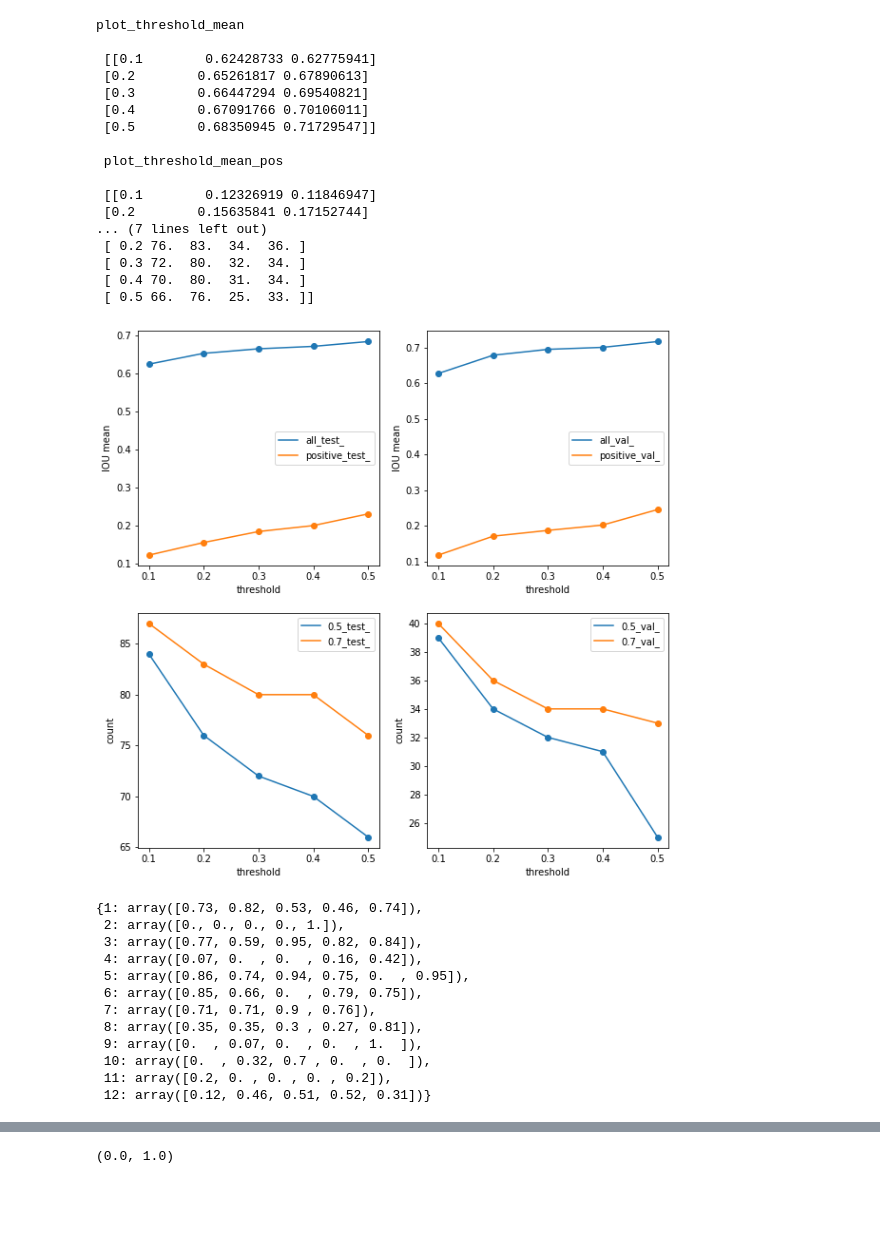
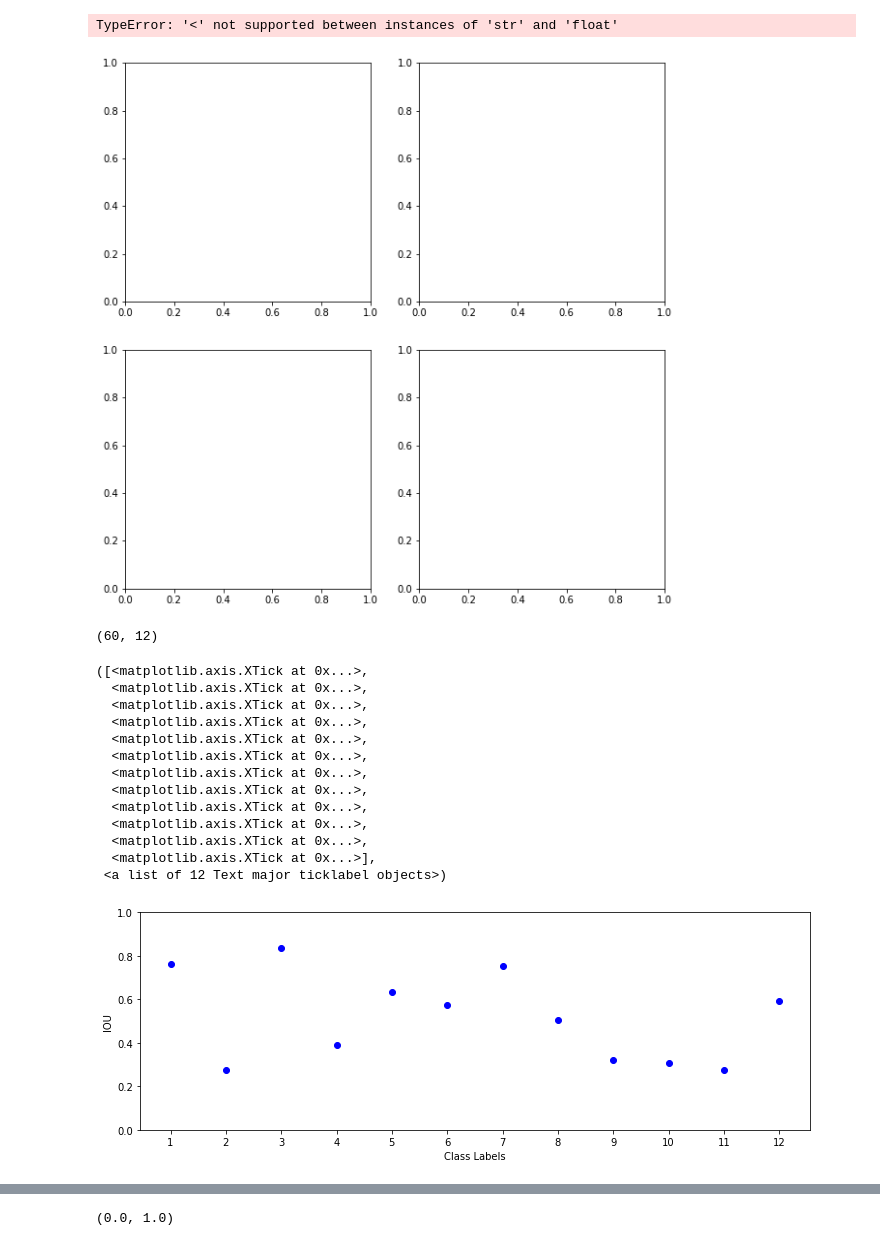
Before and after one commit to vaishnavJa/Multi_Label_optical_Segmentation, a Jupyter notebook: result_analysis.ipynb, the cells around one changed output, grey strips where cells are left out. Saved outputs shown, nothing was run; the diff lists cells and outputs as text; code cells hidden in the pictures; blank space fills up the shorter version.

```diff
--- a/result_analysis.ipynb
+++ b/result_analysis.ipynb
@@ -53,8 +23,8 @@ result_parent_path = '/home/woody/iwfa/iwfa024h/results/PA_M/'
 # %%
 fig,(ax1,ax2) = plt.subplots(2,2,figsize=(10,10))
 
-thresholds = [0.1,0.2,0.3,0.4,0.5]
-# thresholds = [0.5]
+# thresholds = [0.1,0.2,0.3,0.4,0.5,0.6,0.7]
+# thresholds = [0.1]
 test_value = ''
 
 plot_threshold_mean = []
@@ -65,7 +35,7 @@ plot_label_count = []
 i=0
 for thresh in thresholds:
 
-    test_resultcsv_path = os.path.join(result_parent_path,runname,f'TEST_results{thresh*10}.csv').replace("\\",'/')
+    test_resultcsv_path = os.path.join(result_parent_path,runname,f'TRAIN_results{thresh*10}.csv').replace("\\",'/')
     val_resultcsv_path = os.path.join(result_parent_path,runname,f'VAL_results{thresh*10}.csv').replace("\\",'/')
 
 
@@ -169,24 +139,8 @@ for c in [0,1]:
 #     ax2[c].set_ylim(0,204)
 plt.savefig('result.jpg')
 # %% [output]
-plot_threshold_mean
-
- [[0.1        0.62428733 0.62775941]
- [0.2        0.65261817 0.67890613]
- [0.3        0.66447294 0.69540821]
- [0.4        0.67091766 0.70106011]
- [0.5        0.68350945 0.71729547]]
-
- plot_threshold_mean_pos
-
- [[0.1        0.12326919 0.11846947]
- [0.2        0.15635841 0.17152744]
-... (7 lines left out)
- [ 0.2 76.  83.  34.  36. ]
- [ 0.3 72.  80.  32.  34. ]
- [ 0.4 70.  80.  31.  34. ]
- [ 0.5 66.  76.  25.  33. ]]
+TypeError: '<' not supported between instances of 'str' and 'float'
-[figure, old version]
+[figure, new version]
 # %%
 runname = 'FS280_NO_WEGLOSS'
 testname = ''
@@ -202,9 +156,17 @@ val_df_result = pd.read_csv(val_resultcsv_path)
 # %%
 ious = val_df_result.IOU.apply(lambda x: [float(i) for i in x.split(',')] )
 ground_truth = val_df_result.ground_truth.apply(lambda x: [float(i) for i in x.split(',')] )
+# %%
+ious_neg = val_df_result[:60].IOU.apply(lambda x: [float(i) for i in x.split(',')] )
 # %%
 ious = np.concatenate([np.atleast_2d(a) for a in np.array(ious)],axis=0)
+ious_neg = np.concatenate([np.atleast_2d(a) for a in np.array(ious_neg)],axis=0)
 ground_truth = np.concatenate([np.atleast_2d(a) for a in np.array(ground_truth)],axis=0)
 # %%
 counts = dict.fromkeys(np.arange(1,13,dtype = int),[])
+counts_neg = dict.fromkeys(np.arange(1,13,dtype = int),[])
+# %%
+ious_neg.shape
+# %% [output]
+(60, 12)
 # %%
@@ -214,18 +177,28 @@ for i in range(1,13):
-# %%
-counts
-# %% [output]
-{1: array([0.73, 0.82, 0.53, 0.46, 0.74]),
- 2: array([0., 0., 0., 0., 1.]),
- 3: array([0.77, 0.59, 0.95, 0.82, 0.84]),
- 4: array([0.07, 0.  , 0.  , 0.16, 0.42]),
- 5: array([0.86, 0.74, 0.94, 0.75, 0.  , 0.95]),
- 6: array([0.85, 0.66, 0.  , 0.79, 0.75]),
- 7: array([0.71, 0.71, 0.9 , 0.76]),
- 8: array([0.35, 0.35, 0.3 , 0.27, 0.81]),
- 9: array([0.  , 0.07, 0.  , 0.  , 1.  ]),
- 10: array([0.  , 0.32, 0.7 , 0.  , 0.  ]),
- 11: array([0.2, 0. , 0. , 0. , 0.2]),
- 12: array([0.12, 0.46, 0.51, 0.52, 0.31])}
+# %%
+plt.figure(figsize=(12,4))
+# plt.scatter(np.arange(1,13),np.mean(ious,0),c = 'red')
+for i in counts.keys():
+    plt.scatter(i,np.mean(counts[i]),c = 'blue')
+#     plt.scatter(i,np.mean(counts_neg[i]),c = 'green')
+plt.xlabel('Class Labels')
+plt.ylabel('IOU')
+plt.ylim(0,1)
+plt.xticks(range(1,13))
+# %% [output]
+([<matplotlib.axis.XTick at 0x...>,
+  <matplotlib.axis.XTick at 0x...>,
+  <matplotlib.axis.XTick at 0x...>,
+  <matplotlib.axis.XTick at 0x...>,
+  <matplotlib.axis.XTick at 0x...>,
+  <matplotlib.axis.XTick at 0x...>,
+  <matplotlib.axis.XTick at 0x...>,
+  <matplotlib.axis.XTick at 0x...>,
+  <matplotlib.axis.XTick at 0x...>,
+  <matplotlib.axis.XTick at 0x...>,
+  <matplotlib.axis.XTick at 0x...>,
+  <matplotlib.axis.XTick at 0x...>],
+ <a list of 12 Text major ticklabel objects>)
+[figure, added]
 # %%
 pos_ious = []
 for i in counts.keys():
```
Also changed, not shown: parts of 14 cells of this notebook, 5 other files.
